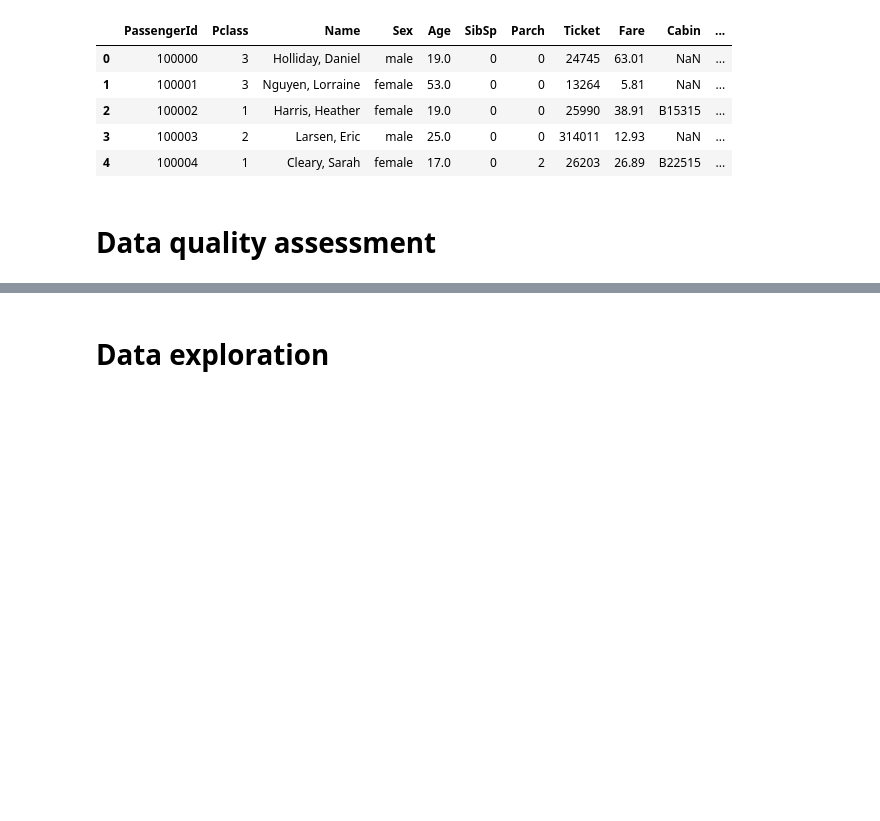
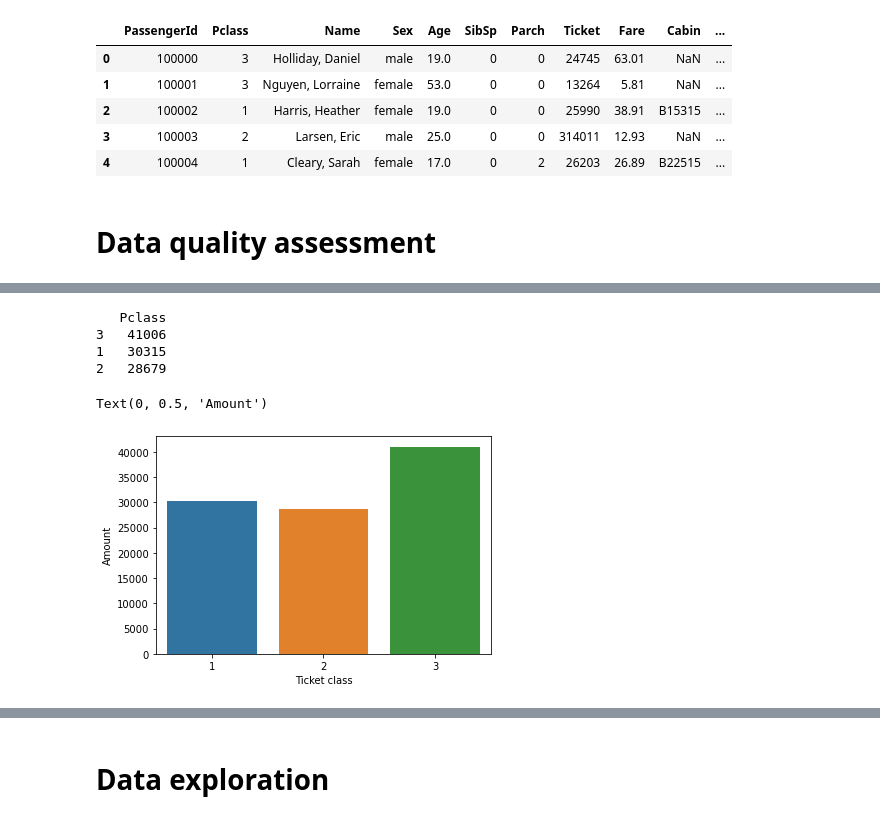
Before and after one commit to oduginov/ml-intro, a Jupyter notebook: 2_data_exploration/eda.ipynb, the cells around one changed output, grey strips where cells are left out. Saved outputs shown, nothing was run; the diff lists cells and outputs as text; code cells hidden in the pictures; blank space fills up the shorter version.

```diff
--- a/2_data_exploration/eda.ipynb
+++ b/2_data_exploration/eda.ipynb
@@ -59,0 +97,20 @@ Missing values in test dataset: 79909
+# %%
+frequency_table = pd.DataFrame(train['Pclass'].value_counts())
+print(frequency_table)
+
+# bar chart
+sns.barplot(x=frequency_table.index, y=frequency_table['Pclass'])
+plt.xlabel("Ticket class")
+plt.ylabel("Amount")
+
+# pie chart
+# frequency_table['Percentage'] = train['Pclass'].value_counts(normalize=True).mul(100)
+# frequency_table['Percentage'].plot.pie(subplots=True, figsize=(9, 5))
+# frequency_table = frequency_table.drop('Percentage', 1)
+# %% [output]
+   Pclass
+3   41006
+1   30315
+2   28679
+Text(0, 0.5, 'Amount')
+[figure, added]
```
Also changed, not shown: parts of 37 cells of this notebook.
